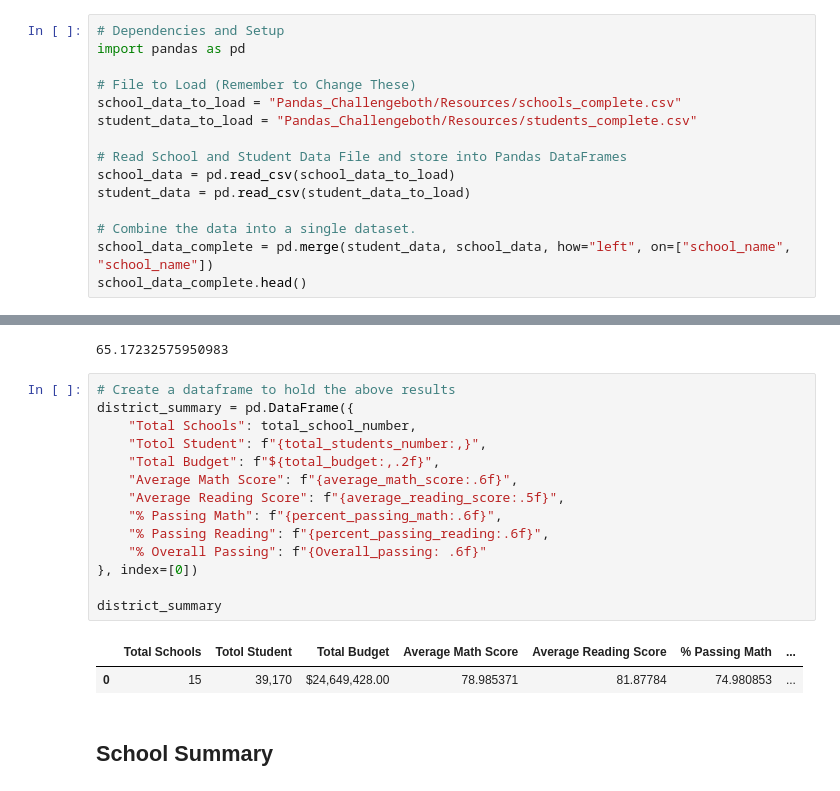
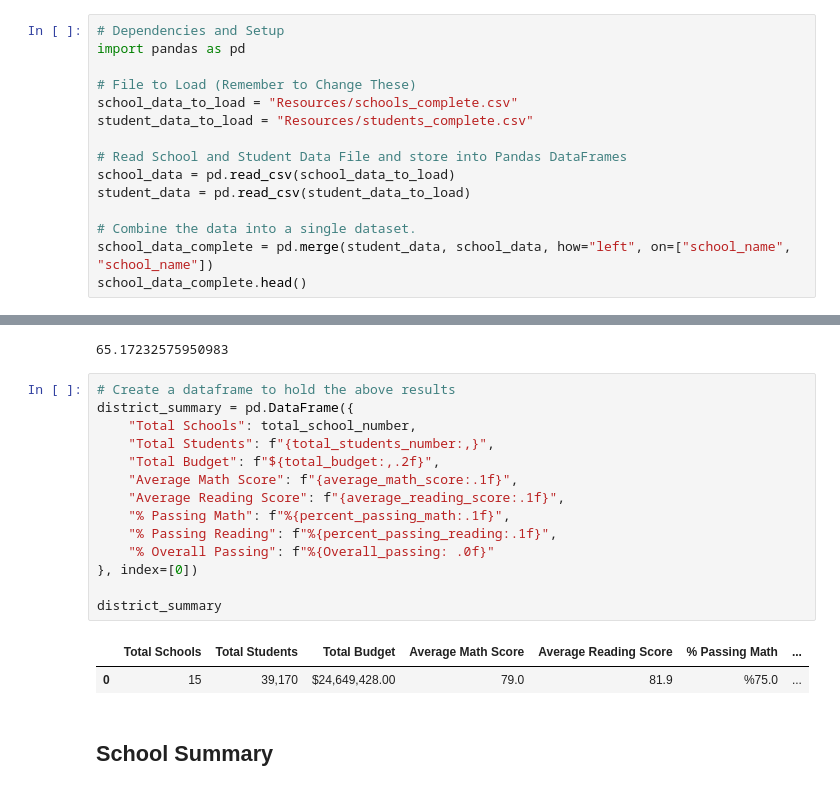
Before and after one commit to russcollins/Pandas_Challenge, a Jupyter notebook: Pandas_Challengeboth.ipynb, the cells around one changed output, grey strips where cells are left out. Cells and saved outputs as stored; diff of their text form.

```diff
--- a/Pandas_Challengeboth.ipynb
+++ b/Pandas_Challengeboth.ipynb
@@ -6,8 +6,8 @@
 import pandas as pd
 
 # File to Load (Remember to Change These)
-school_data_to_load = "Pandas_Challengeboth/Resources/schools_complete.csv"
-student_data_to_load = "Pandas_Challengeboth/Resources/students_complete.csv"
+school_data_to_load = "Resources/schools_complete.csv"
+student_data_to_load = "Resources/students_complete.csv"
 
 # Read School and Student Data File and store into Pandas DataFrames
 school_data = pd.read_csv(school_data_to_load)
@@ -105,20 +105,20 @@ Overall_passing
 # %%
 # Create a dataframe to hold the above results
 district_summary = pd.DataFrame({
     "Total Schools": total_school_number,
-    "Totol Student": f"{total_students_number:,}",
+    "Total Students": f"{total_students_number:,}",
     "Total Budget": f"${total_budget:,.2f}",
-    "Average Math Score": f"{average_math_score:.6f}",
-    "Average Reading Score": f"{average_reading_score:.5f}",
-    "% Passing Math": f"{percent_passing_math:.6f}",
-    "% Passing Reading": f"{percent_passing_reading:.6f}",
-    "% Overall Passing": f"{Overall_passing: .6f}"
+    "Average Math Score": f"{average_math_score:.1f}",
+    "Average Reading Score": f"{average_reading_score:.1f}",
+    "% Passing Math": f"%{percent_passing_math:.1f}",
+    "% Passing Reading": f"%{percent_passing_reading:.1f}",
+    "% Overall Passing": f"%{Overall_passing: .0f}"
 }, index=[0])
 
 district_summary
 # %% [output]
-|  | Total Schools | Totol Student | Total Budget | Average Math Score | Average Reading Score | % Passing Math | ... |
-| 0 | 15 | 39,170 | $24,649,428.00 | 78.985371 | 81.87784 | 74.980853 | ... |
+|  | Total Schools | Total Students | Total Budget | Average Math Score | Average Reading Score | % Passing Math | ... |
+| 0 | 15 | 39,170 | $24,649,428.00 | 79.0 | 81.9 | %75.0 | ... |
 # %% [markdown]
 ## School Summary
 # %% [markdown]
```
Also changed, not shown: parts of 8 cells of this notebook.
